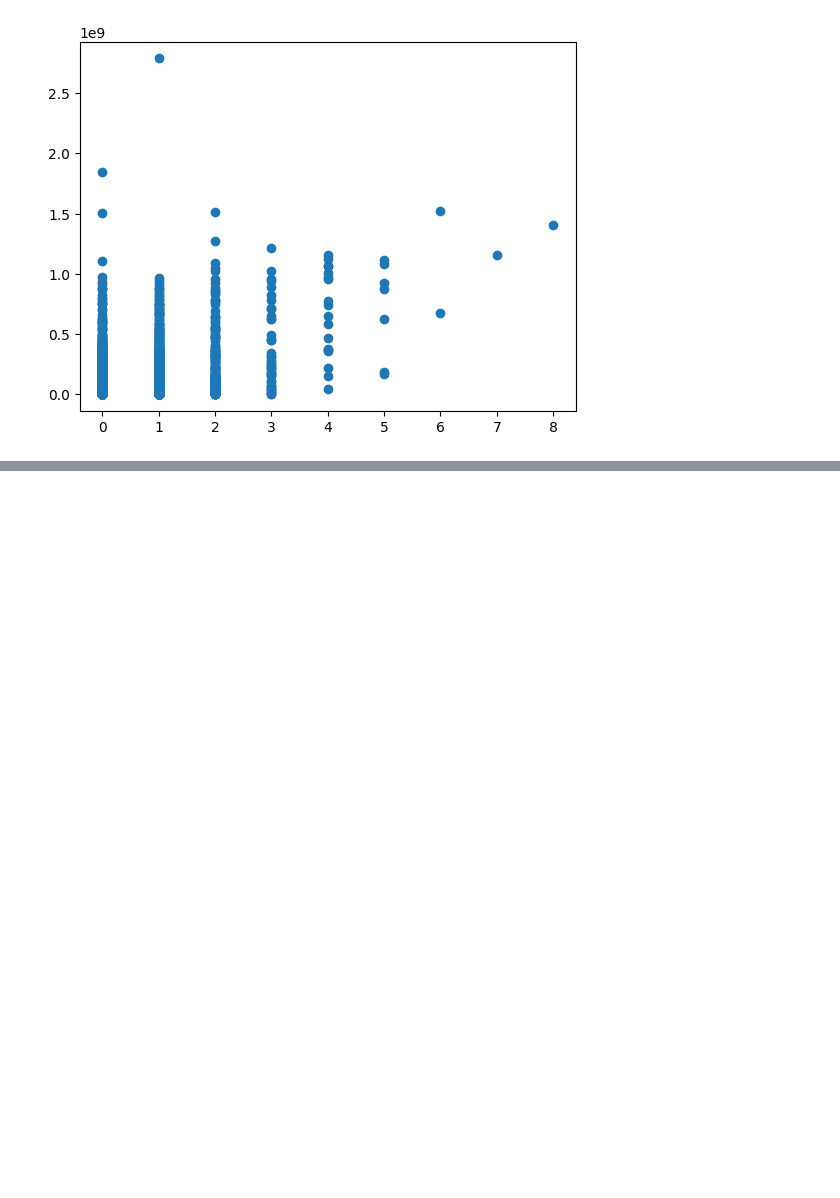
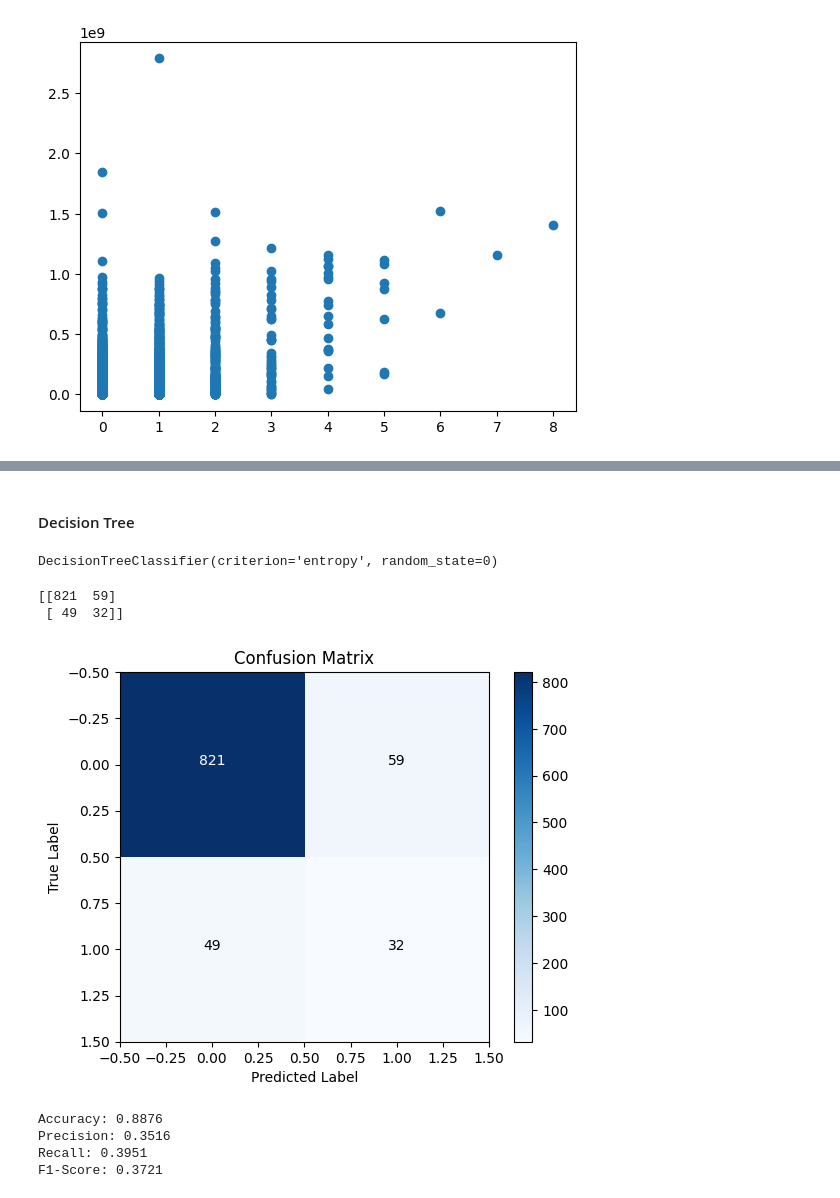
Before and after one commit to Arshiagosh/TMDB-5000-Movie-Dataset-Analysis-and-Modeling, a Jupyter notebook: TMDB_5000_Movie_dataset.ipynb, the cells around one changed output, grey strips where cells are left out. Saved outputs shown, nothing was run; the diff lists cells and outputs as text; code cells hidden in the pictures; blank space fills up the shorter version.

```diff
--- a/TMDB_5000_Movie_dataset.ipynb
+++ b/TMDB_5000_Movie_dataset.ipynb
@@ -596,0 +811,51 @@ plt.scatter(df_EDA['in_top_50'], df_EDA['revenue'])
+# %% [markdown]
+#### Decision Tree
+# %%
+from sklearn.tree import DecisionTreeClassifier
+
+classifier_dt = DecisionTreeClassifier(criterion = 'entropy', random_state = 0)
+classifier_dt.fit(X_train, y_train)
+# %% [output]
+DecisionTreeClassifier(criterion='entropy', random_state=0)
+# %%
+y_pred = classifier_dt.predict(X_test)
+# %%
+import matplotlib.pyplot as plt
+from sklearn.metrics import confusion_matrix, accuracy_score, precision_recall_fscore_support
+
+# Assuming y_test and y_pred are your test labels and predicted labels, respectively
+cm = confusion_matrix(y_test, y_pred)
+print(cm)
+
+# Plot confusion matrix
+plt.imshow(cm, cmap=plt.cm.Blues, interpolation='nearest')
+plt.colorbar()
+plt.title('Confusion Matrix')
+plt.xlabel('Predicted Label')
+plt.ylabel('True Label')
+
+# Add text annotations
+for i in range(cm.shape[0]):
+    for j in range(cm.shape[1]):
+        plt.text(j, i, format(cm[i, j], 'd'),
+                 horizontalalignment="center",
+                 color="white" if cm[i, j] > cm.max() / 2 else "black")
+
+plt.show()
+
+# Calculate additional metrics
+accuracy = accuracy_score(y_test, y_pred)
+precision, recall, f1_score, _ = precision_recall_fscore_support(y_test, y_pred, average='binary')
+
+print(f"Accuracy: {accuracy:.4f}")
+print(f"Precision: {precision:.4f}")
+print(f"Recall: {recall:.4f}")
+print(f"F1-Score: {f1_score:.4f}")
+# %% [output]
+[[821  59]
+ [ 49  32]]
+[figure, added]
+Accuracy: 0.8876
+Precision: 0.3516
+Recall: 0.3951
+F1-Score: 0.3721
```
Also changed, not shown: parts of 68 cells of this notebook.
